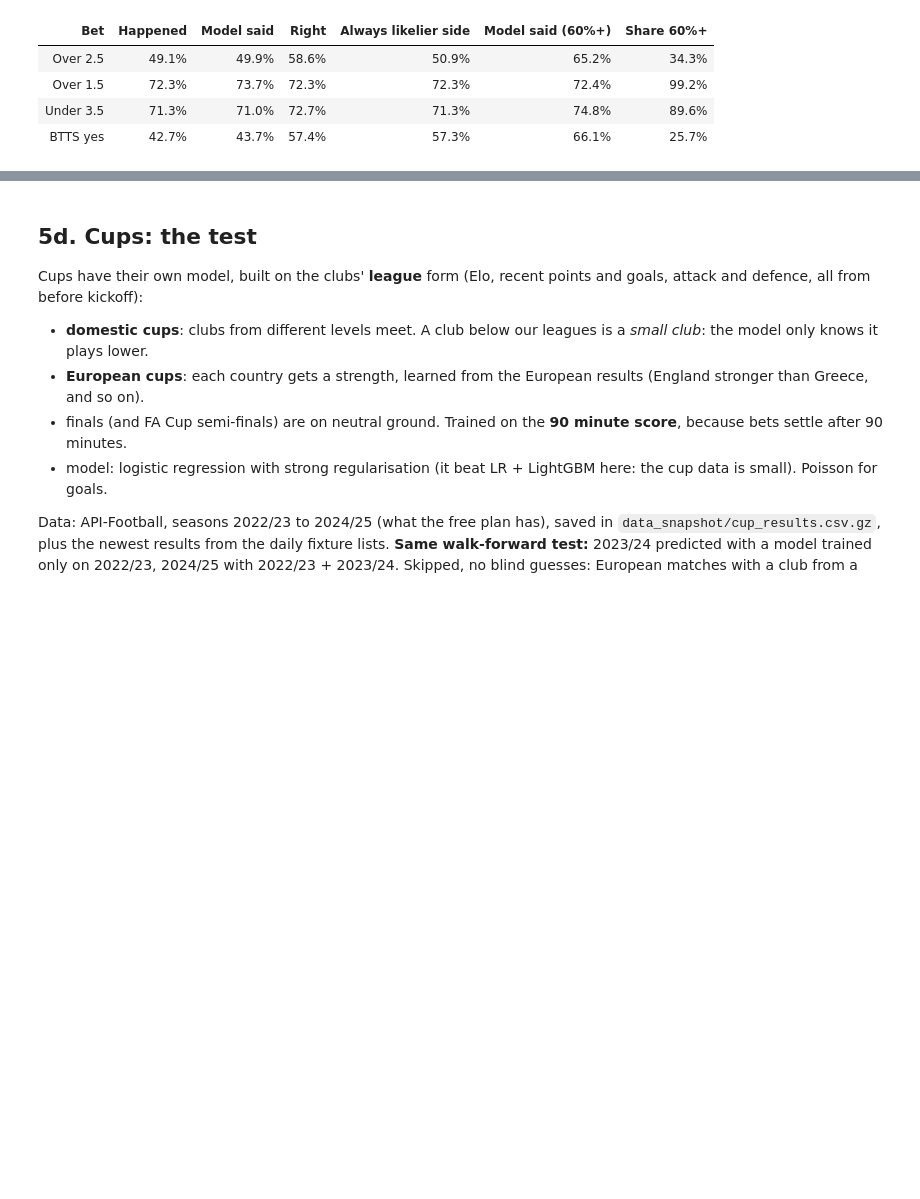
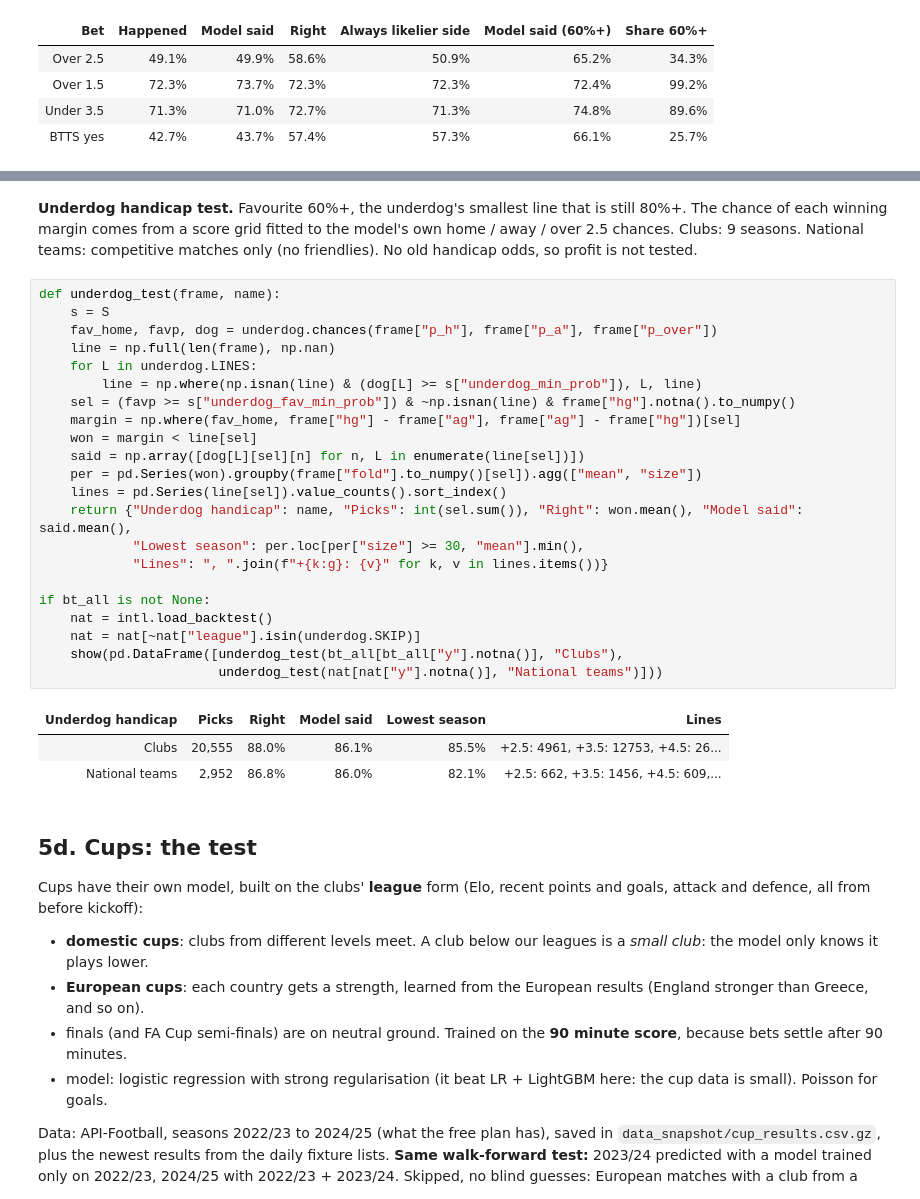
Before and after one commit to RicardoJose000/predict90-colab, a Jupyter notebook: Football_Predictor.ipynb, the cells around one changed output, grey strips where cells are left out. Saved outputs shown, nothing was run; the diff lists cells and outputs as text; blank space fills up the shorter version.

```diff
--- a/Football_Predictor.ipynb
+++ b/Football_Predictor.ipynb
@@ -836,3 +701,32 @@ if bt_all is not None:
+# %% [markdown]
+**Underdog handicap test.** Favourite 60%+, the underdog's smallest line that is still 80%+. The chance of each winning margin comes from a score grid fitted to the model's own home / away / over 2.5 chances.
+Clubs: 9 seasons. National teams: competitive matches only (no friendlies). No old handicap odds, so profit is not tested.
+# %%
+def underdog_test(frame, name):
+    s = S
+    fav_home, favp, dog = underdog.chances(frame["p_h"], frame["p_a"], frame["p_over"])
+    line = np.full(len(frame), np.nan)
+    for L in underdog.LINES:
+        line = np.where(np.isnan(line) & (dog[L] >= s["underdog_min_prob"]), L, line)
+    sel = (favp >= s["underdog_fav_min_prob"]) & ~np.isnan(line) & frame["hg"].notna().to_numpy()
+    margin = np.where(fav_home, frame["hg"] - frame["ag"], frame["ag"] - frame["hg"])[sel]
+    won = margin < line[sel]
+    said = np.array([dog[L][sel][n] for n, L in enumerate(line[sel])])
+    per = pd.Series(won).groupby(frame["fold"].to_numpy()[sel]).agg(["mean", "size"])
+    lines = pd.Series(line[sel]).value_counts().sort_index()
+    return {"Underdog handicap": name, "Picks": int(sel.sum()), "Right": won.mean(), "Model said": said.mean(),
+            "Lowest season": per.loc[per["size"] >= 30, "mean"].min(),
+            "Lines": ", ".join(f"+{k:g}: {v}" for k, v in lines.items())}
+
+if bt_all is not None:
+    nat = intl.load_backtest()
+    nat = nat[~nat["league"].isin(underdog.SKIP)]
+    show(pd.DataFrame([underdog_test(bt_all[bt_all["y"].notna()], "Clubs"),
+                       underdog_test(nat[nat["y"].notna()], "National teams")]))
+# %% [output]
+| Underdog handicap | Picks | Right | Model said | Lowest season | Lines |
+| Clubs | 20,555 | 88.0% | 86.1% | 85.5% | +2.5: 4961, +3.5: 12753, +4.5: 26... |
+| National teams | 2,952 | 86.8% | 86.0% | 82.1% | +2.5: 662, +3.5: 1456, +4.5: 609,... |
 # %% [markdown]
 ## 5d. Cups: the test
 
```
Also changed, not shown: parts of 18 cells of this notebook, 5 other files.
